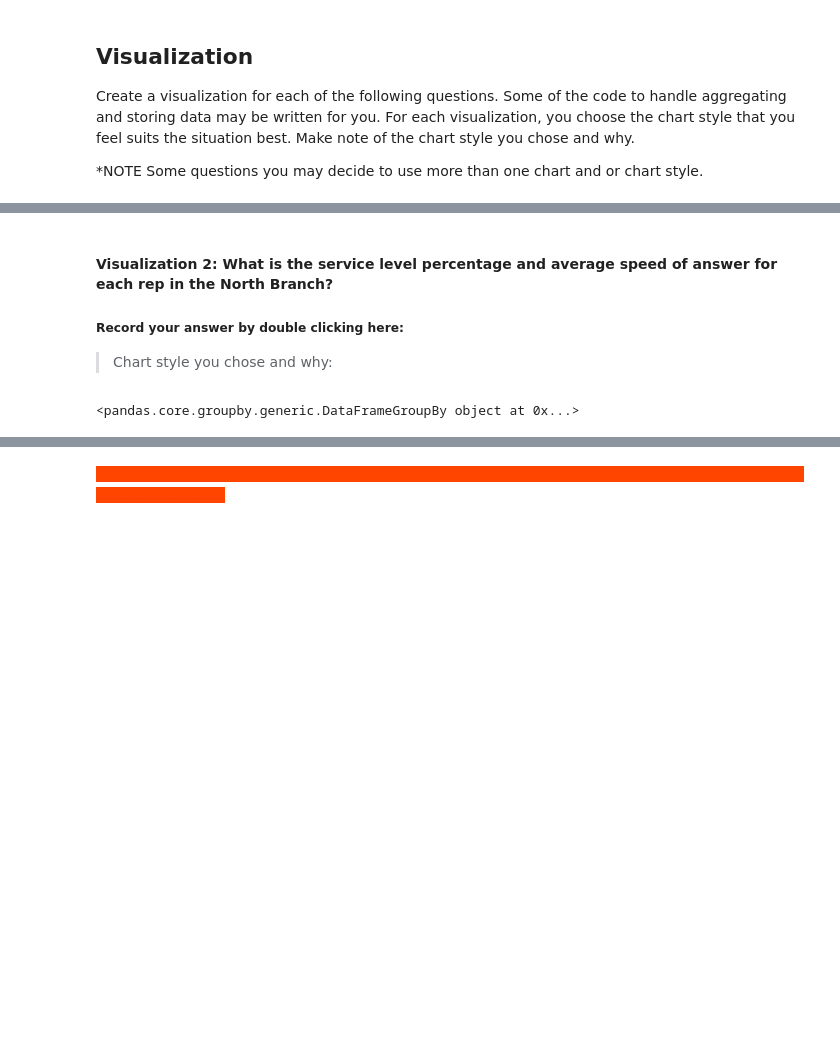
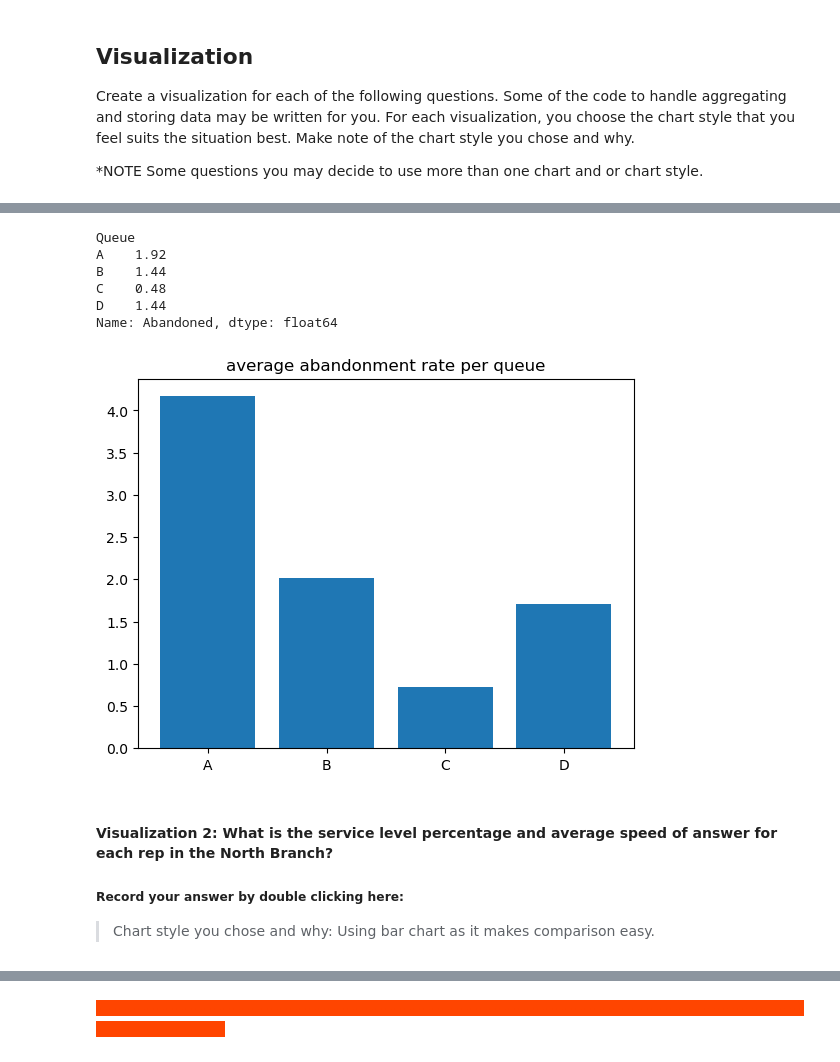
Before and after one commit to KavVij/Kavi_call-center-cleanup-assignment, a Jupyter notebook: Kavi_Call_Center_Cleanup.ipynb, the cells around one changed output, grey strips where cells are left out. Saved outputs shown, nothing was run; the diff lists cells and outputs as text; code cells hidden in the pictures; blank space fills up the shorter version.

```diff
--- a/Kavi_Call_Center_Cleanup.ipynb
+++ b/Kavi_Call_Center_Cleanup.ipynb
@@ -553,23 +590,47 @@ round(df.groupby(['Queue']).mean(),2)
+# %%
+total_calls=(df['Incoming or Outgoing']=='Incoming').sum()
+sum_df=df.groupby(['Queue']).sum()
+sum_df
+
+abandonment_rate=round(sum_df['Abandoned']/total_calls*100,2)
+abandonment_rate
+# %% [output]
+Queue
+A    1.92
+B    1.44
+C    0.48
+D    1.44
+Name: Abandoned, dtype: float64
 # %%
 # Create visualization 1 here
 # Import any additional libraries needed with alias
-
-
+# import numpy as np
+# import seaborn as sb
+import matplotlib.pyplot as plt
+from matplotlib import style
 
 # The dictionary abandonment_rates has the data you need.
 abandonment_rates = {}
 queues = ["A", "B", "C", "D"]
 queue_dict = df.groupby("Queue").agg("sum")
 for i in range(4):
-    abandonment_rates[queues[i]] = queue_dict["Abandoned"][i] / queue_dict["Calls"][i]
+    abandonment_rates[queues[i]] = (queue_dict["Abandoned"][i] / queue_dict["Calls"][i])*100
 
 #Your Code Here:
+x=list(abandonment_rates.keys())
+y=list(abandonment_rates.values())
+
+
+plt.title('average abandonment rate per queue')
+plt.bar(x,y)
+plt.xlabel='Queue'
+plt.ylabel='Abandoned'
+plt.show()
+# %% [output]
+[figure, added]
 # %% [markdown]
 #### Visualization 2: What is the service level percentage and average speed of answer for each rep in the North Branch?
 ##### Record your answer by double clicking here:
 
-> Chart style you chose and why:
+
+> Chart style you chose and why: Using bar chart as it makes comparison easy.
-# %%
-north_df.groupby(['Rep ID']).
-# %% [output]
-<pandas.core.groupby.generic.DataFrameGroupBy object at 0x...>
```
Also changed, not shown: parts of 62 cells of this notebook.
